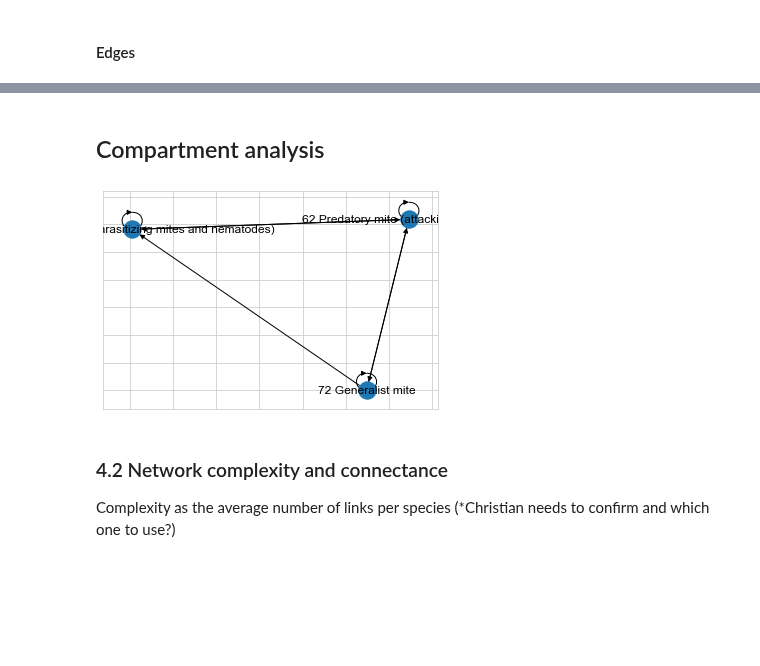
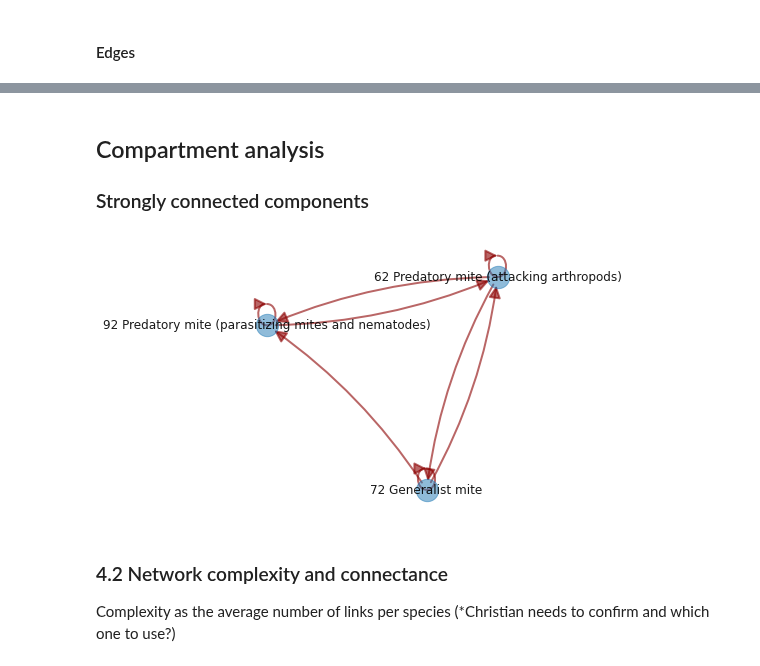
Before and after one commit to MartinMarzi/BEFANA, a Jupyter notebook: 3-network analysis.ipynb, the cells around one changed output, grey strips where cells are left out. Saved outputs shown, nothing was run; the diff lists cells and outputs as text; code cells hidden in the pictures; blank space fills up the shorter version.

```diff
--- a/3-network analysis.ipynb
+++ b/3-network analysis.ipynb
@@ -57,12 +75,13 @@ HTML(value='<html>\n<head>\n<meta name="viewport" content="width=device-width, i
 df_meassures_melt = df_measures.reset_index()
 df_meassures_melt = df_meassures_melt.melt("trophic group", var_name='centrality measures', value_name='fraction')
 
-sns.set_style("whitegrid")
-fig, plot = plt.subplots(figsize=(15, 5))
-ax = sns.barplot(y="fraction", x="trophic group", hue='centrality measures', data=df_meassures_melt)
-ax.set_xticklabels(ax.get_xticklabels(), rotation = 90)
-ax.set_yticks(np.arange(0,1.1,0.1))
-_ = ax.set_ylim(0,1)
-# _ = ax.set_title("Summary of network centrality measures")
+fig, plot = plt.subplots(figsize=(8, 20))
+ax = sns.barplot(x="fraction", y="trophic group", hue='centrality measures', data=df_meassures_melt)
+ax.grid(which='major', axis='x')
+_ = ax.set_title("Summary of network centrality measures")
+
+# ax.set_xticklabels(ax.get_xticklabels(), rotation = 90)
+# ax.set_yticks(np.arange(0,1.1,0.1))
+# _ = ax.set_ylim(0,1)
 # _ = ax.set_xticklabels([truncate(s, 25) for s in df_measures.index])
 # %% [output]
@@ -77,0 +95,8 @@ _ = ax.set_ylim(0,1)
+# %%
+edge_centralities = pd.DataFrame(sorted(nx.centrality.edge_betweenness_centrality(G).items(), reverse=True, key=lambda x: x[1]),
+                                 columns=['edge', 'edge betweenness centrality'])
+
+fig, plot = plt.subplots(figsize=(10, 10))
+ax = sns.barplot(x='edge betweenness centrality', y='edge', data=edge_centralities.iloc[:20], palette='rocket')
+ax.grid(which='major', axis='x')
+_ = ax.set_title('Edge betweenness centrality (top 20)')
@@ -82,16 +107,19 @@ _ = ax.set_ylim(0,1)
 # %% [markdown]
 ## Compartment analysis
+### Strongly connected components
 # %%
-# finding strongly connected components
-scc = [x for x in list(nx.components.strongly_connected_components(G)) if len(x) > 1]
+strongly_cc = [x for x in list(nx.components.strongly_connected_components(G)) if len(x) > 1]
 
-for x in scc:
-    scc_sb = G.subgraph(x)
-    nx.draw_networkx(scc_sb)
-
-# to-do add subplots
+for x in strongly_cc:
+    sg = G.subgraph(x)
+    fig, ax = plt.subplots(figsize=(5, 5))
+    _ = ax.axis('off')
+    pos = nx.spring_layout(sg.to_undirected(), k=10, iterations=1000, seed=123)
+    nx.draw_networkx_edges(sg, pos, width=2, alpha=0.6, edge_color="darkred", arrows=True, arrowsize=25, connectionstyle='arc3,rad=0.1')
+    nx.draw_networkx_nodes(sg, pos, alpha=0.5, node_size=500)
+    _ = nx.draw_networkx_labels(sg, pos, alpha=0.9, font_size=12, clip_on=False)
 # %% [output]
-[figure, old version]
+[figure, new version]
 # %% [markdown]
 ### 4.2 Network complexity and connectance
 
```
Also changed, not shown: parts of 12 cells of this notebook, 2 other files.
